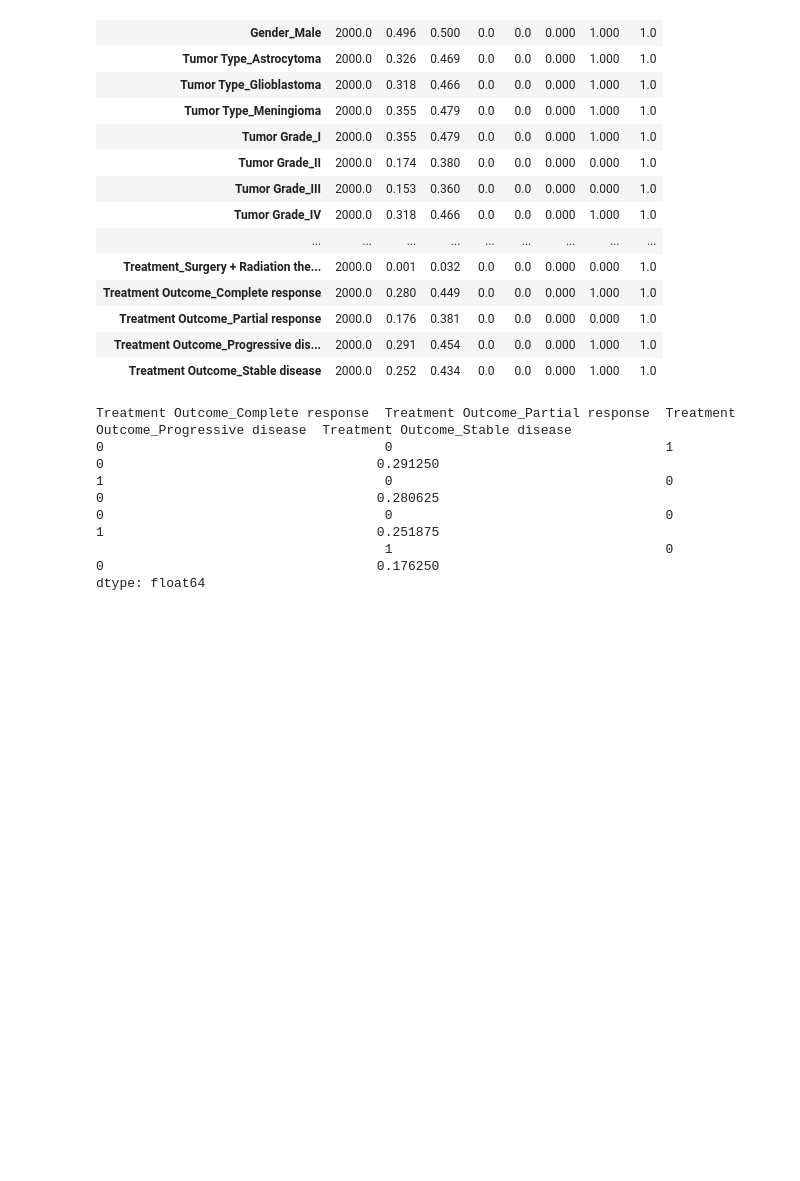
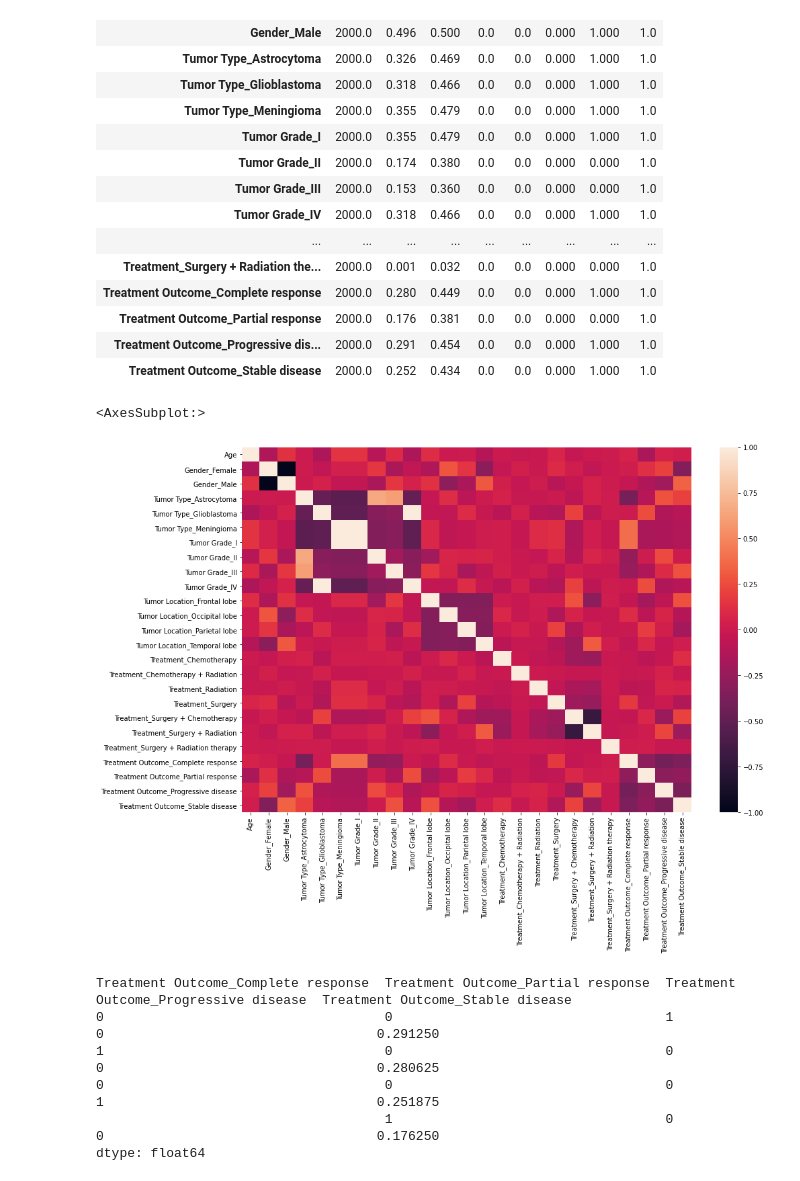
Before and after one commit to kcollins24/convolutional_neural_network_tumor_treatment_outcomes, a Jupyter notebook: predict_treatment_outcome.ipynb, the cells around one changed output. Drawn from its saved outputs; the diff is of its cells as text; code cells hidden in the pictures; blank space fills up the shorter version.

```diff
--- a/predict_treatment_outcome.ipynb
+++ b/predict_treatment_outcome.ipynb
@@ -135,8 +135,11 @@ round(training_data.describe().T,3)
 | Treatment Outcome_Progressive dis... | 2000.0 | 0.291 | 0.454 | 0.0 | 0.0 | 0.000 | 1.000 | 1.0 |
 | Treatment Outcome_Stable disease | 2000.0 | 0.252 | 0.434 | 0.0 | 0.0 | 0.000 | 1.000 | 1.0 |
 # %%
-#fig,ax=plt.subplots(figsize=(15,10))
-#sns.heatmap(training_data.corr())
+fig,ax=plt.subplots(figsize=(15,10))
+sns.heatmap(training_data.corr())
+# %% [output]
+<AxesSubplot:>
+[figure, added]
 # %%
 #split into test and train sets
 from sklearn.model_selection import StratifiedShuffleSplit
```
Also changed, not shown: parts of 6 cells of this notebook, 1 other file.
